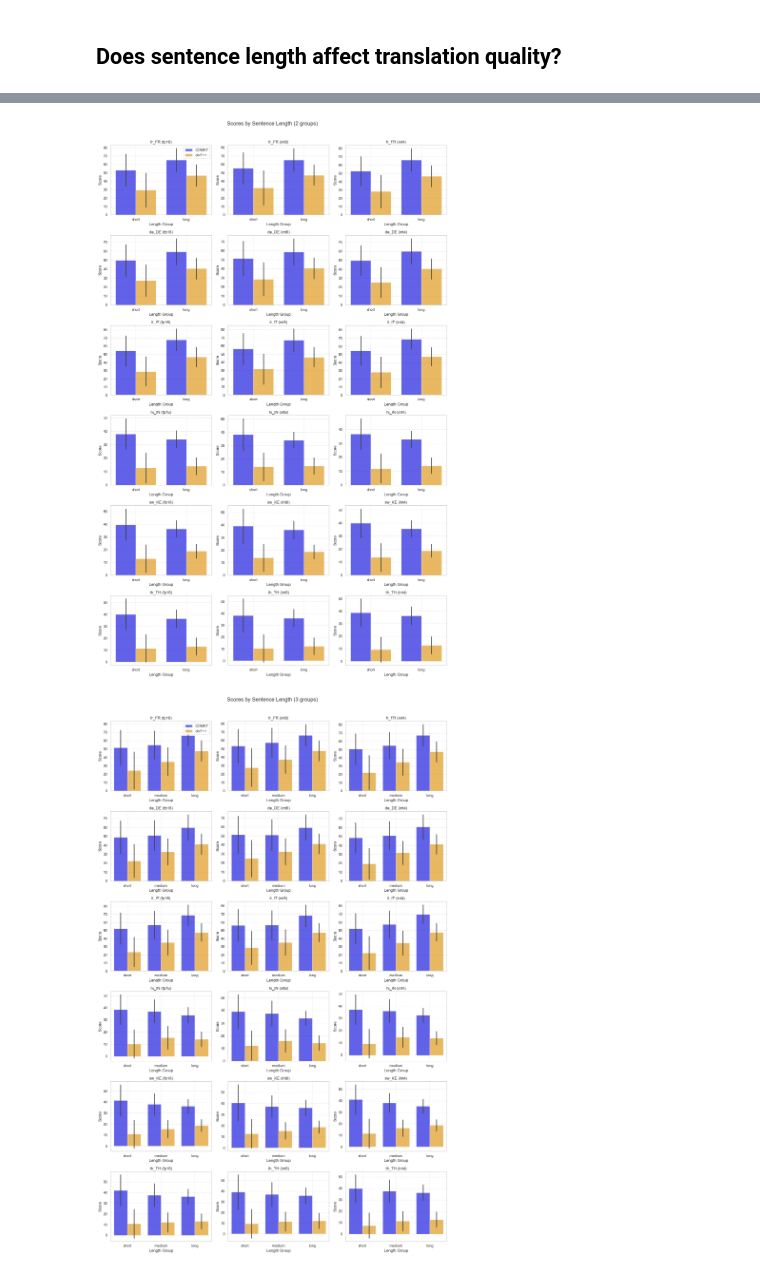
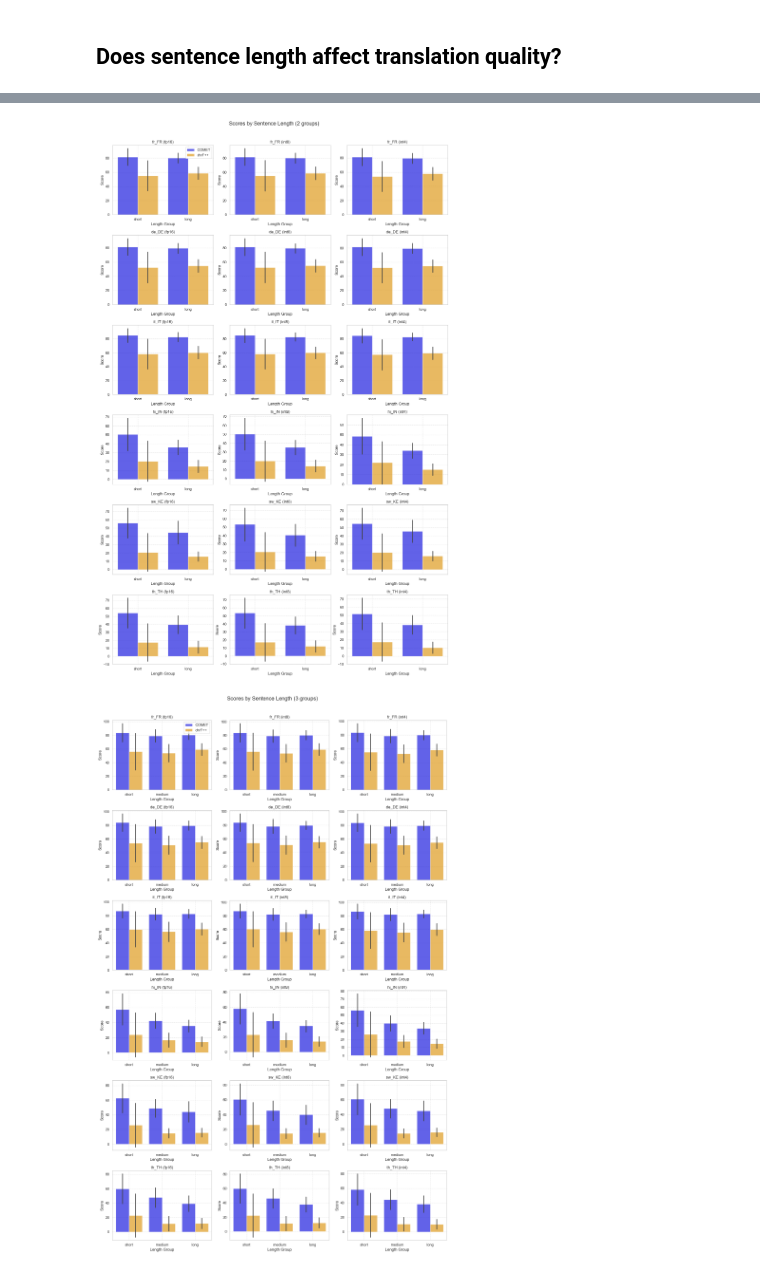
Before and after one commit to raya-mez/dl4nlp-model_compression_for_mt, a Jupyter notebook: results/tower_analysis.ipynb, the cells around one changed output, grey strips where cells are left out. Cells and saved outputs as stored; diff of their text form; code cells hidden in the pictures.

```diff
--- a/results/tower_analysis.ipynb
+++ b/results/tower_analysis.ipynb
@@ -376,7 +377,7 @@ fig, axes = plt.subplots(n_langs, n_precs, figsize=(5 * n_precs, 3 * n_langs), s
 for i, lang_pair in enumerate(LANG_PAIRS):
     lang_code = lang_pair.split("-")[-1]
     for j, precision in enumerate(PRECISIONS):
-        file = os.path.join(f"llama_{precision}", f"per_sentence_scores_{lang_code}.csv")
+        file = os.path.join(f"{MODEL}_{precision}", f"per_sentence_scores_{lang_code}.csv")
         try:
             df = pd.read_csv(file)
         except FileNotFoundError:
@@ -452,7 +453,7 @@ print("Sentence counts by group (3-group split):", group_counts)
 for precision in PRECISIONS:
     for lang_pair in LANG_PAIRS:
         lang_code = lang_pair.split("-")[-1]
-        scores_file = os.path.join(f"llama_{precision}", f"per_sentence_scores_{lang_code}.csv")
+        scores_file = os.path.join(f"{MODEL}_{precision}", f"per_sentence_scores_{lang_code}.csv")
         # Load scores
         try:
             df = pd.read_csv(scores_file)
@@ -488,7 +489,7 @@ all_results = []
 for precision in PRECISIONS:
     for lang_pair in LANG_PAIRS:
         lang_code = lang_pair.split("-")[-1]
-        file = os.path.join(f"llama_{precision}", f"per_sentence_scores_{lang_code}.csv")
+        file = os.path.join(f"{MODEL}_{precision}", f"per_sentence_scores_{lang_code}.csv")
         try:
             df = pd.read_csv(file)
             df["precision"] = precision
@@ -612,7 +613,7 @@ elif n_langs == 1 or n_precs == 1:
 for i, lang in enumerate(LANG_CODES):
     for j, prec in enumerate(PRECISIONS):
         ax = axes[i, j]
-        file_path = os.path.join(f"llama_{prec}", f"per_sentence_scores_{lang}.csv")
+        file_path = os.path.join(f"{MODEL}_{prec}", f"per_sentence_scores_{lang}.csv")
         try:
             df = pd.read_csv(file_path)
         except FileNotFoundError:
@@ -652,7 +653,7 @@ x_labels_2 = ["short", "long"]
 for i, lang in enumerate(LANG_CODES):
     for j, prec in enumerate(PRECISIONS):
         ax = axes2[i, j]
-        file_path = os.path.join(f"llama_{prec}", f"per_sentence_scores_{lang}.csv")
+        file_path = os.path.join(f"{MODEL}_{prec}", f"per_sentence_scores_{lang}.csv")
         try:
             df = pd.read_csv(file_path)
         except FileNotFoundError:
@@ -708,7 +709,7 @@ x_labels_3 = ["short", "medium", "long"]
 for i, lang in enumerate(LANG_CODES):
     for j, prec in enumerate(PRECISIONS):
         ax = axes3[i, j]
-        file_path = os.path.join(f"llama_{prec}", f"per_sentence_scores_{lang}.csv")
+        file_path = os.path.join(f"{MODEL}_{prec}", f"per_sentence_scores_{lang}.csv")
         try:
             df = pd.read_csv(file_path)
         except FileNotFoundError:
@@ -726,35 +727,35 @@ for i, lang in enumerate(LANG_CODES):
         )
         df_melted = df_melted[df_melted["length_group_3"].isin(x_labels_3)]
         df_melted["length_group_3"] = pd.Categorical(df_melted["length_group_3"], categories=x_labels_3, ordered=True)
 
         sns.barplot(
             data=df_melted,
             x="length_group_3",
             y="Score",
             hue="Metric",
             ax=ax,
             errorbar="sd",
             palette={"COMET": "blue", "chrF++": "orange"},
             alpha=0.7
         )
 
         ax.set_title(f"{lang} ({prec})")
         ax.set_ylabel("Score")
         ax.set_xlabel("Length Group")
         ax.xaxis.set_major_locator(FixedLocator([0, 1, 2]))
         ax.set_xticklabels(x_labels_3)
         ax.grid(True, linestyle="--", alpha=0.5)
         if i == 0 and j == 0:
             ax.legend()
         else:
             ax.get_legend().remove()
 
 fig3.suptitle("Scores by Sentence Length (3 groups)", fontsize=16)
 plt.tight_layout(rect=[0, 0, 1, 0.97])
 plt.show()
 # %% [output]
-[figure, old version]
+[figure, new version]
-[figure, old version]
+[figure, new version]
 # %%
 print(f"Mean COMET and chrF++ by sentence length (2-group)")
 for prec in PRECISIONS:
```
Also changed, not shown: parts of 14 cells of this notebook.
